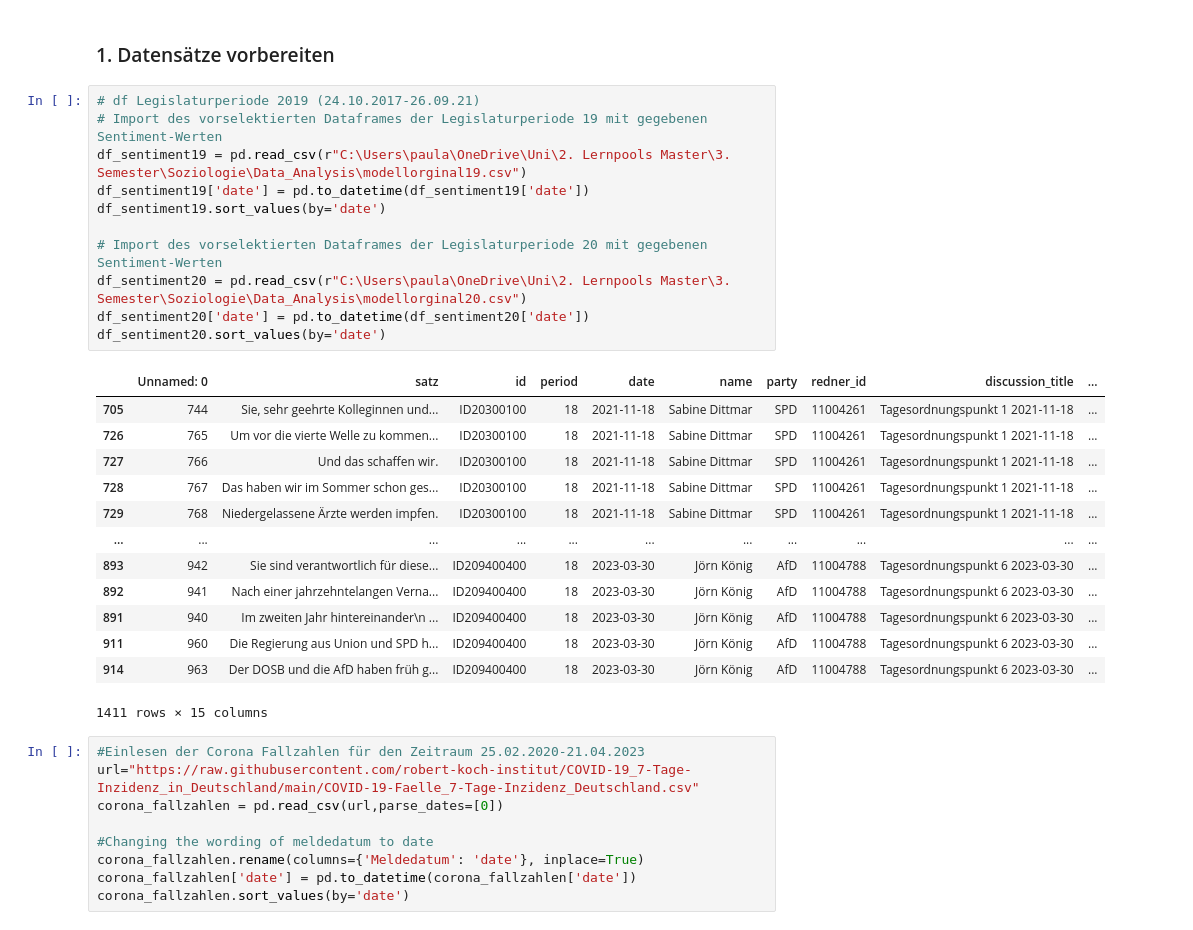
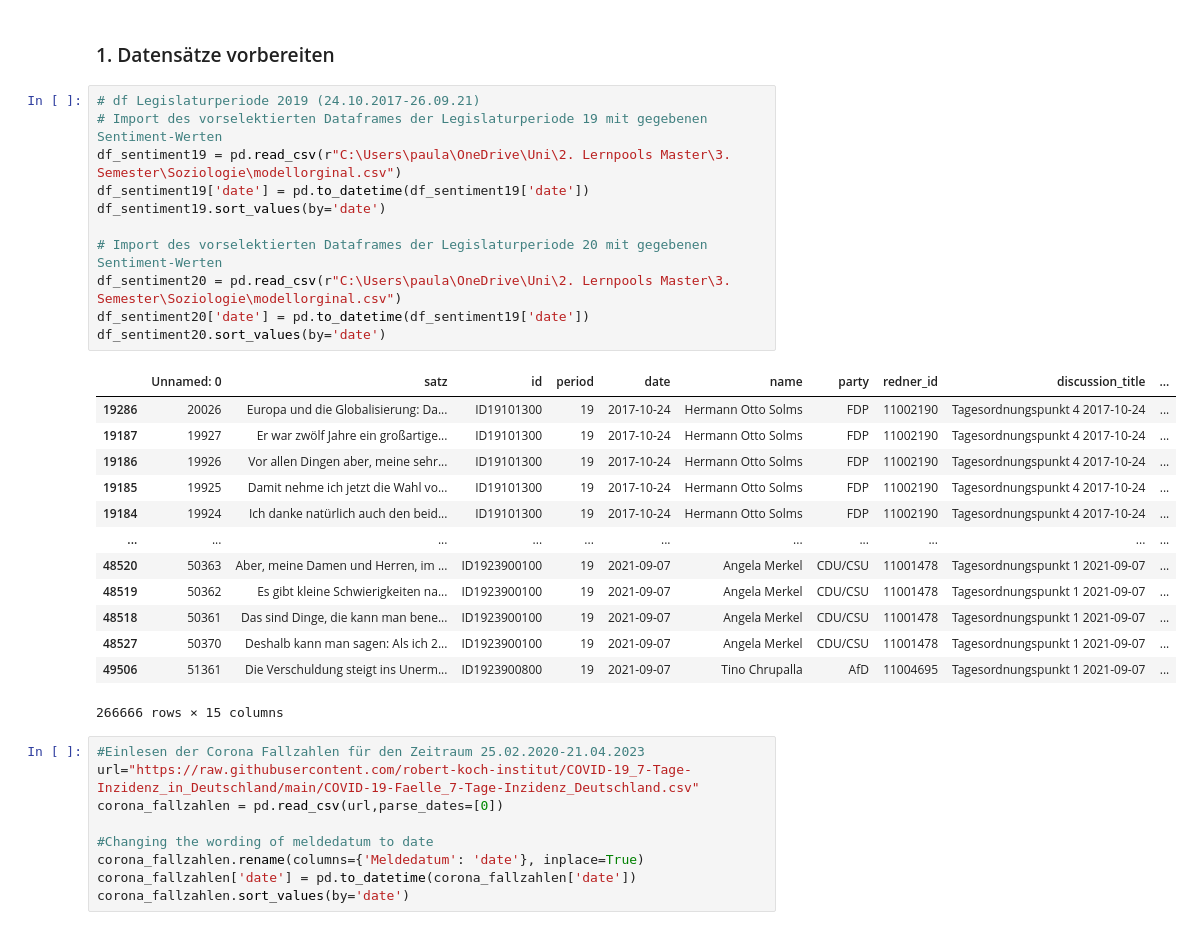
Before and after one commit to PHofmannn/Politische-Debatten, a Jupyter notebook: SentimentAnalyse.ipynb, the cells around one changed output. Drawn from its saved outputs; the diff is of its cells as text.

```diff
--- a/SentimentAnalyse.ipynb
+++ b/SentimentAnalyse.ipynb
@@ -39,28 +39,28 @@ You can now load the package via spacy.load('de_core_news_sm')
 # %%
 # df Legislaturperiode 2019 (24.10.2017-26.09.21)
 # Import des vorselektierten Dataframes der Legislaturperiode 19 mit gegebenen Sentiment-Werten
-df_sentiment19 = pd.read_csv(r"C:\Users\paula\OneDrive\Uni\2. Lernpools Master\3. Semester\Soziologie\Data_Analysis\modellorginal19.csv")
+df_sentiment19 = pd.read_csv(r"C:\Users\paula\OneDrive\Uni\2. Lernpools Master\3. Semester\Soziologie\modellorginal.csv")
 df_sentiment19['date'] = pd.to_datetime(df_sentiment19['date'])
 df_sentiment19.sort_values(by='date')
 
 # Import des vorselektierten Dataframes der Legislaturperiode 20 mit gegebenen Sentiment-Werten
-df_sentiment20 = pd.read_csv(r"C:\Users\paula\OneDrive\Uni\2. Lernpools Master\3. Semester\Soziologie\Data_Analysis\modellorginal20.csv")
-df_sentiment20['date'] = pd.to_datetime(df_sentiment20['date'])
+df_sentiment20 = pd.read_csv(r"C:\Users\paula\OneDrive\Uni\2. Lernpools Master\3. Semester\Soziologie\modellorginal.csv")
+df_sentiment20['date'] = pd.to_datetime(df_sentiment19['date'])
 df_sentiment20.sort_values(by='date')
 # %% [output]
 |  | Unnamed: 0 | satz | id | period | date | name | party | redner_id | discussion_title | ... |
-| 705 | 744 | Sie, sehr geehrte Kolleginnen und... | ID20300100 | 18 | 2021-11-18 | Sabine Dittmar | SPD | 11004261 | Tagesordnungspunkt 1 2021-11-18 | ... |
-| 726 | 765 | Um vor die vierte Welle zu kommen... | ID20300100 | 18 | 2021-11-18 | Sabine Dittmar | SPD | 11004261 | Tagesordnungspunkt 1 2021-11-18 | ... |
-| 727 | 766 | Und das schaffen wir. | ID20300100 | 18 | 2021-11-18 | Sabine Dittmar | SPD | 11004261 | Tagesordnungspunkt 1 2021-11-18 | ... |
-| 728 | 767 | Das haben wir im Sommer schon ges... | ID20300100 | 18 | 2021-11-18 | Sabine Dittmar | SPD | 11004261 | Tagesordnungspunkt 1 2021-11-18 | ... |
-| 729 | 768 | Niedergelassene Ärzte werden impfen. | ID20300100 | 18 | 2021-11-18 | Sabine Dittmar | SPD | 11004261 | Tagesordnungspunkt 1 2021-11-18 | ... |
+| 19286 | 20026 | Europa und die Globalisierung: Da... | ID19101300 | 19 | 2017-10-24 | Hermann Otto Solms | FDP | 11002190 | Tagesordnungspunkt 4 2017-10-24 | ... |
+| 19187 | 19927 | Er war zwölf Jahre ein großartige... | ID19101300 | 19 | 2017-10-24 | Hermann Otto Solms | FDP | 11002190 | Tagesordnungspunkt 4 2017-10-24 | ... |
+| 19186 | 19926 | Vor allen Dingen aber, meine sehr... | ID19101300 | 19 | 2017-10-24 | Hermann Otto Solms | FDP | 11002190 | Tagesordnungspunkt 4 2017-10-24 | ... |
+| 19185 | 19925 | Damit nehme ich jetzt die Wahl vo... | ID19101300 | 19 | 2017-10-24 | Hermann Otto Solms | FDP | 11002190 | Tagesordnungspunkt 4 2017-10-24 | ... |
+| 19184 | 19924 | Ich danke natürlich auch den beid... | ID19101300 | 19 | 2017-10-24 | Hermann Otto Solms | FDP | 11002190 | Tagesordnungspunkt 4 2017-10-24 | ... |
 | ... | ... | ... | ... | ... | ... | ... | ... | ... | ... | ... |
-| 893 | 942 | Sie sind verantwortlich für diese... | ID209400400 | 18 | 2023-03-30 | Jörn König | AfD | 11004788 | Tagesordnungspunkt 6 2023-03-30 | ... |
-| 892 | 941 | Nach einer jahrzehntelangen Verna... | ID209400400 | 18 | 2023-03-30 | Jörn König | AfD | 11004788 | Tagesordnungspunkt 6 2023-03-30 | ... |
-| 891 | 940 | Im zweiten Jahr hintereinander\n ... | ID209400400 | 18 | 2023-03-30 | Jörn König | AfD | 11004788 | Tagesordnungspunkt 6 2023-03-30 | ... |
-| 911 | 960 | Die Regierung aus Union und SPD h... | ID209400400 | 18 | 2023-03-30 | Jörn König | AfD | 11004788 | Tagesordnungspunkt 6 2023-03-30 | ... |
-| 914 | 963 | Der DOSB und die AfD haben früh g... | ID209400400 | 18 | 2023-03-30 | Jörn König | AfD | 11004788 | Tagesordnungspunkt 6 2023-03-30 | ... |
+| 48520 | 50363 | Aber, meine Damen und Herren, im ... | ID1923900100 | 19 | 2021-09-07 | Angela Merkel | CDU/CSU | 11001478 | Tagesordnungspunkt 1 2021-09-07 | ... |
+| 48519 | 50362 | Es gibt kleine Schwierigkeiten na... | ID1923900100 | 19 | 2021-09-07 | Angela Merkel | CDU/CSU | 11001478 | Tagesordnungspunkt 1 2021-09-07 | ... |
+| 48518 | 50361 | Das sind Dinge, die kann man bene... | ID1923900100 | 19 | 2021-09-07 | Angela Merkel | CDU/CSU | 11001478 | Tagesordnungspunkt 1 2021-09-07 | ... |
+| 48527 | 50370 | Deshalb kann man sagen: Als ich 2... | ID1923900100 | 19 | 2021-09-07 | Angela Merkel | CDU/CSU | 11001478 | Tagesordnungspunkt 1 2021-09-07 | ... |
+| 49506 | 51361 | Die Verschuldung steigt ins Unerm... | ID1923900800 | 19 | 2021-09-07 | Tino Chrupalla | AfD | 11004695 | Tagesordnungspunkt 1 2021-09-07 | ... |
-1411 rows × 15 columns
+266666 rows × 15 columns
 # %%
 #Einlesen der Corona Fallzahlen für den Zeitraum 25.02.2020-21.04.2023
 url="https://raw.githubusercontent.com/robert-koch-institut/COVID-19_7-Tage-Inzidenz_in_Deutschland/main/COVID-19-Faelle_7-Tage-Inzidenz_Deutschland.csv"
```
Also changed, not shown: parts of 21 cells of this notebook.
